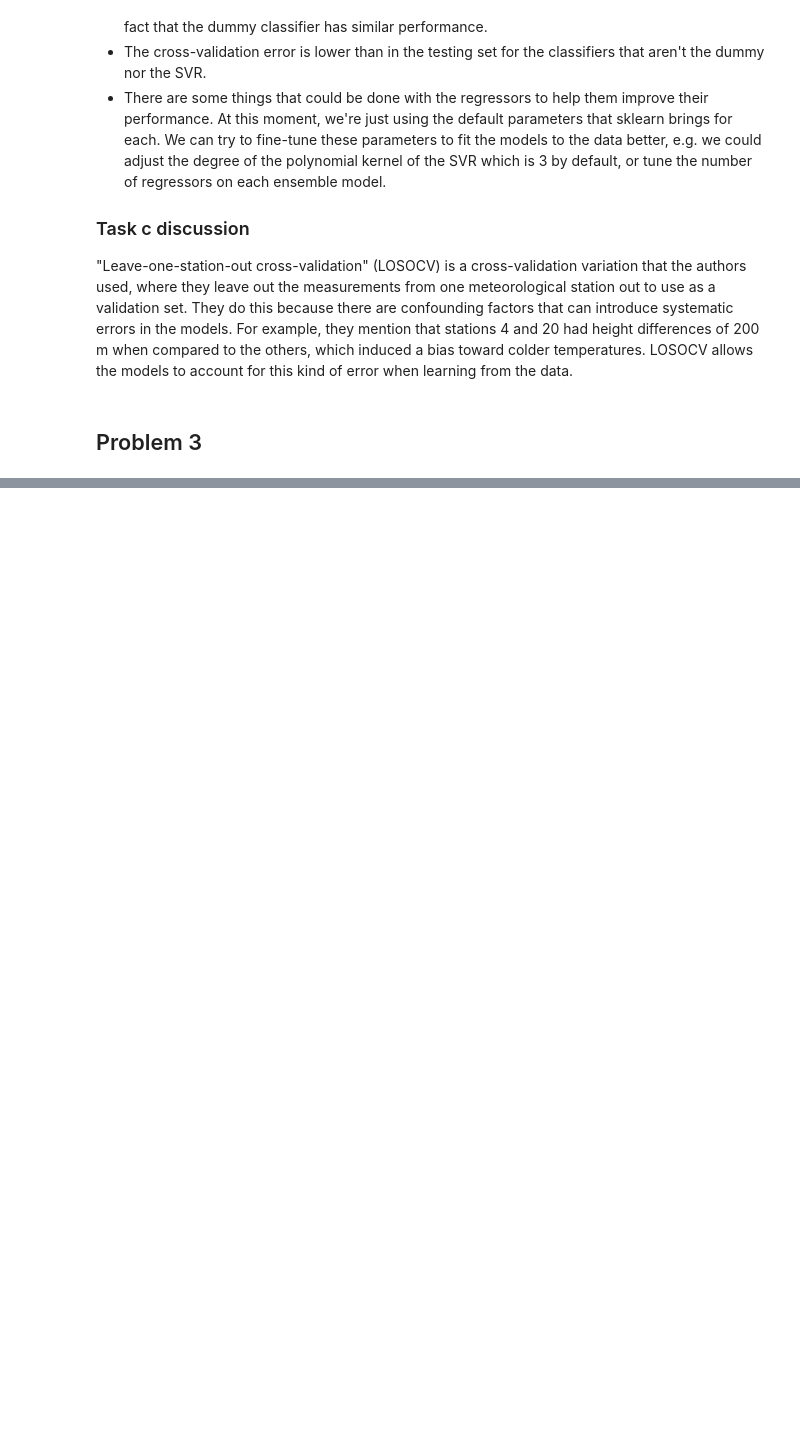
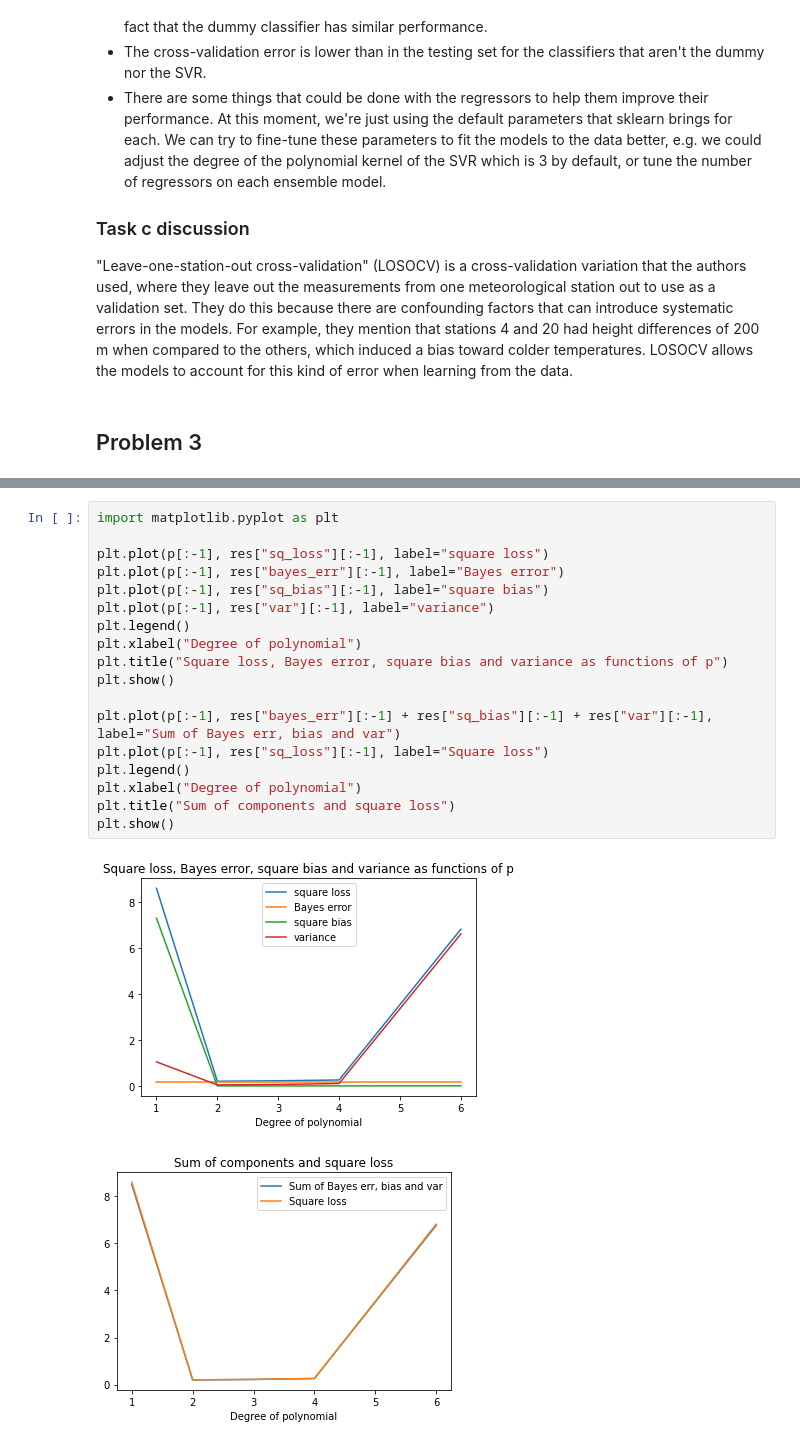
Before and after one commit to vyeoms/assignments, a Jupyter notebook: iml/set1/src/set1.ipynb, the cells around one changed output, grey strips where cells are left out. Saved outputs shown, nothing was run; the diff lists cells and outputs as text; blank space fills up the shorter version.

```diff
--- a/iml/set1/src/set1.ipynb
+++ b/iml/set1/src/set1.ipynb
@@ -307,0 +417,21 @@ res
+# %%
+import matplotlib.pyplot as plt
+
+plt.plot(p[:-1], res["sq_loss"][:-1], label="square loss")
+plt.plot(p[:-1], res["bayes_err"][:-1], label="Bayes error")
+plt.plot(p[:-1], res["sq_bias"][:-1], label="square bias")
+plt.plot(p[:-1], res["var"][:-1], label="variance")
+plt.legend()
+plt.xlabel("Degree of polynomial")
+plt.title("Square loss, Bayes error, square bias and variance as functions of p")
+plt.show()
+
+plt.plot(p[:-1], res["bayes_err"][:-1] + res["sq_bias"][:-1] + res["var"][:-1], label="Sum of Bayes err, bias and var")
+plt.plot(p[:-1], res["sq_loss"][:-1], label="Square loss")
+plt.legend()
+plt.xlabel("Degree of polynomial")
+plt.title("Sum of components and square loss")
+plt.show()
+# %% [output]
+[figure, added]
+[figure, added]
```
Also changed, not shown: parts of 23 cells of this notebook, 1 other file.
